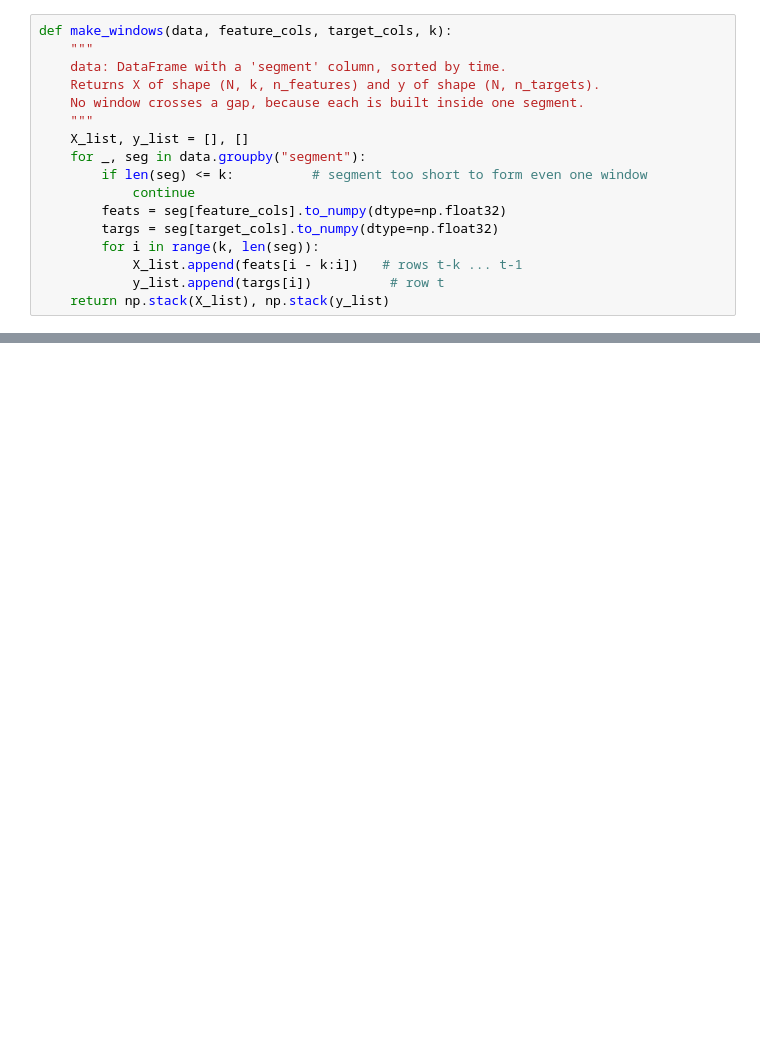
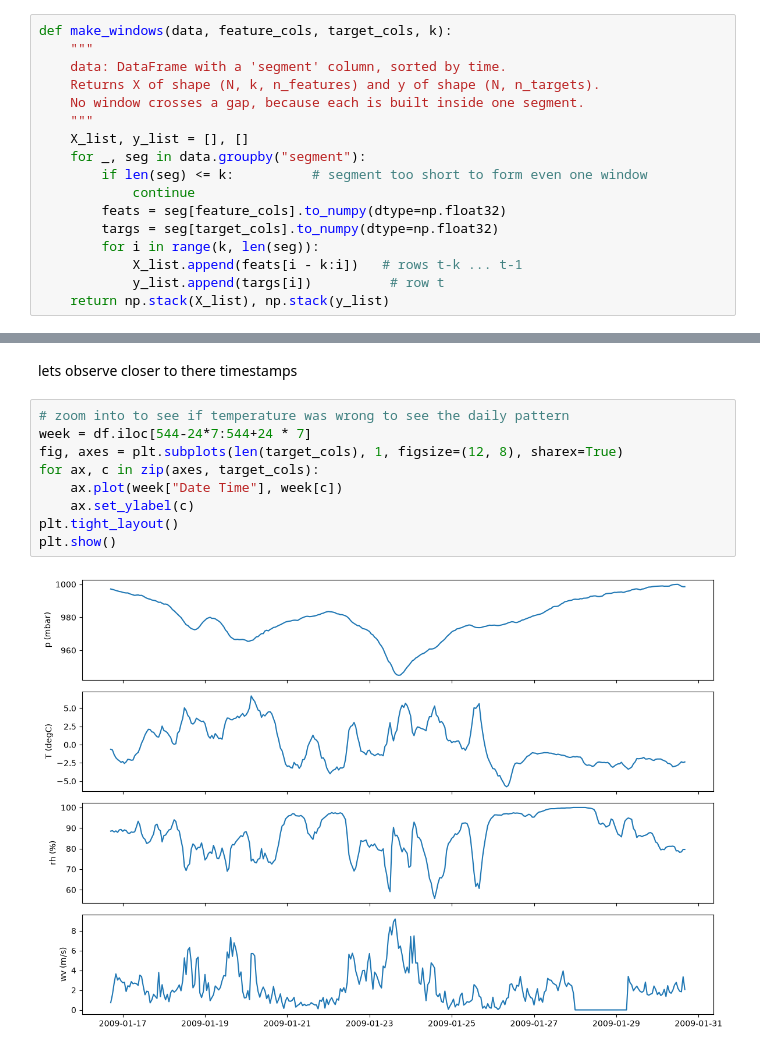
Before and after one commit to Yoonicornn/552-Assignment-2, a Jupyter notebook: ECSE552 W25 Assignment2 part3 Group 5.ipynb, the cells around one changed output, grey strips where cells are left out. Cells and saved outputs as stored; diff of their text form; blank space fills up the shorter version.

```diff
--- a/ECSE552 W25 Assignment2 part3 Group 5.ipynb
+++ b/ECSE552 W25 Assignment2 part3 Group 5.ipynb
@@ -171,0 +288,13 @@ def make_windows(data, feature_cols, target_cols, k):
+# %% [markdown]
+lets observe closer to there timestamps
+# %%
+# zoom into to see if temperature was wrong to see the daily pattern
+week = df.iloc[544-24*7:544+24 * 7]
+fig, axes = plt.subplots(len(target_cols), 1, figsize=(12, 8), sharex=True)
+for ax, c in zip(axes, target_cols):
+    ax.plot(week["Date Time"], week[c])
+    ax.set_ylabel(c)
+plt.tight_layout()
+plt.show()
+# %% [output]
+[figure, added]
```
Also changed, not shown: parts of 28 cells of this notebook, 17 other files.
